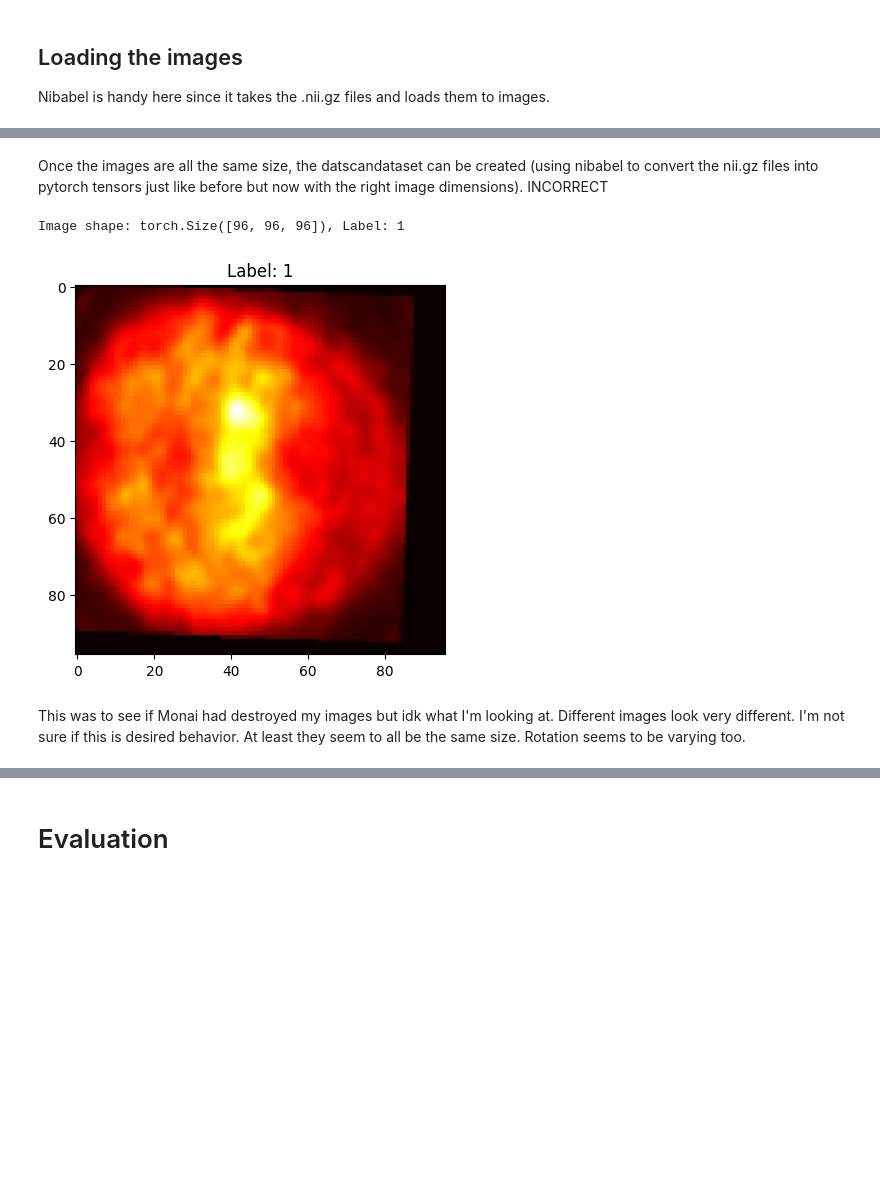
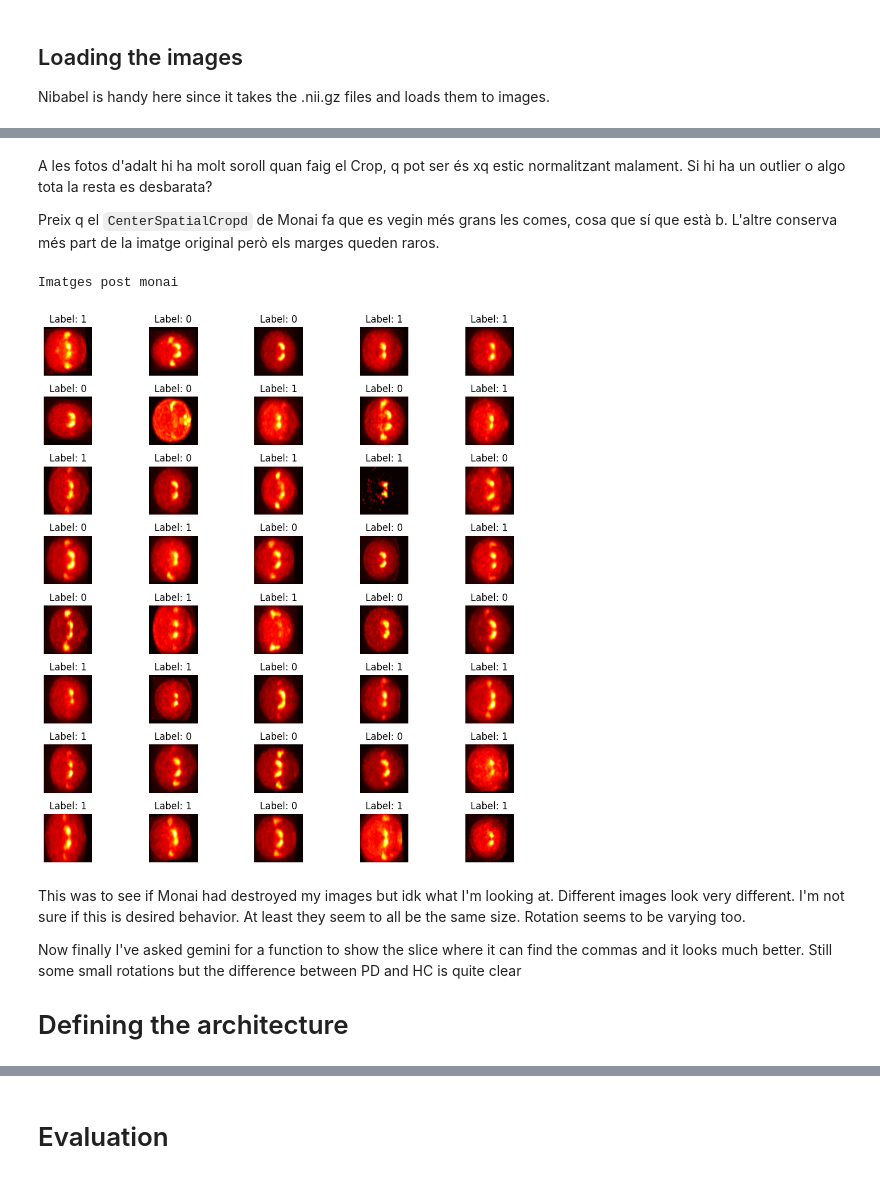
Before and after one commit to arnauKL/codi_tfg, a Jupyter notebook: attempt1.ipynb, the cells around one changed output, grey strips where cells are left out. Drawn from its saved outputs; the diff is of its cells as text; code cells hidden in the pictures; blank space fills up the shorter version.

```diff
--- a/attempt1.ipynb
+++ b/attempt1.ipynb
@@ -340,20 +362,40 @@ test_loader = DataLoader(test_ds, batch_size=2, shuffle=True)
-# %% [markdown]
-Once the images are all the same size, the datscandataset can be created (using nibabel to convert the nii.gz files into pytorch tensors just like before but now with the right image dimensions). INCORRECT
-# %%
-import matplotlib.pyplot as plt
-
-# Grab one batch
-check_data = next(iter(train_loader))
-image, label = check_data["image"][0][0], check_data["label"][0]
-
-print(f"Image shape: {image.shape}, Label: {label}")
-
-# Plot the middle slice
-plt.imshow(image[:, :, 48].cpu(), cmap="hot")
-plt.title(f"Label: {label.item()}")
-plt.show()
-# %% [output]
-Image shape: torch.Size([96, 96, 96]), Label: 1
-[figure, removed]
+# %% [markdown]
+A les fotos d'adalt hi ha molt soroll quan faig el Crop, q pot ser és xq estic normalitzant malament. Si hi ha un outlier o algo tota la resta es desbarata?
+
+Preix q el `CenterSpatialCropd` de Monai fa que es vegin més grans les comes, cosa que sí que està b.
+L'altre conserva més part de la imatge original però els marges queden raros.
+# %%
+import matplotlib.pyplot as plt
+import numpy as np
+
+print("Imatges post monai")
+
+n_images=40
+plt.figure(figsize=(10, 10))
+for i, batch in enumerate(train_loader):
+    if i >= n_images: break
+
+    # Get the 3D array [C, H, W, D]
+    img_tensor = batch["image"][0].numpy()
+    label = batch["label"][0].item()
+
+    # MIP: Take the maximum along the 'Depth' axis (axis 2 or 3 usually)
+    # This collapses the 3D volume into the brightest 2D view
+    mip_view = np.max(img_tensor, axis=-1)
+
+    plt.subplot(8, 5, i + 1)
+    plt.imshow(mip_view[0,:,:], cmap="hot")
+    plt.title(f"Label: {label}")
+    plt.axis("off")
+plt.tight_layout()
+plt.show()
+# %% [output]
+Imatges post monai
+[figure, added]
 # %% [markdown]
 This was to see if Monai had destroyed my images but idk what I'm looking at. Different images look very different. I'm not sure if this is desired behavior. At least they seem to all be the same size. Rotation seems to be varying too.
+
+Now finally I've asked gemini for a function to show the slice where it can find the commas and it looks much better.
+Still some small rotations but the difference between PD and HC is quite clear
+
+# Defining the architecture
```
Also changed, not shown: parts of 24 cells of this notebook, 9 other files.
